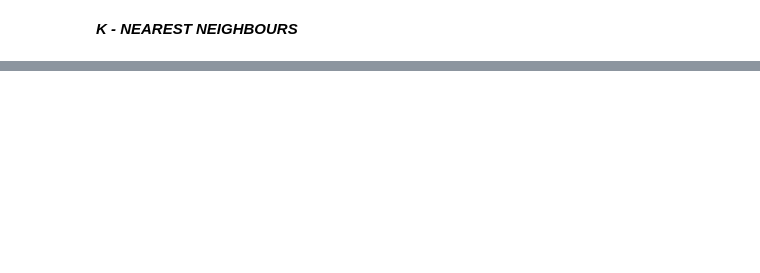
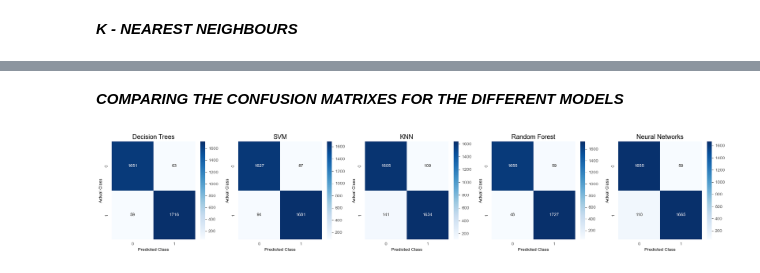
Before and after one commit to andre13l/iart-proj, a Jupyter notebook: Projeto2/proj.ipynb, the cells around one changed output, grey strips where cells are left out. Saved outputs shown, nothing was run; the diff lists cells and outputs as text; code cells hidden in the pictures; blank space fills up the shorter version.

```diff
--- a/Projeto2/proj.ipynb
+++ b/Projeto2/proj.ipynb
@@ -330,0 +323,6 @@ accuracy_score(y_test,y_pred)
+# %%
+from sklearn.ensemble import RandomForestClassifier
+
+rf_classifier = RandomForestClassifier()
+rf_classifier.fit(X_train, y_train)
+y_pred_rf = rf_classifier.predict(X_test)
@@ -330,0 +331,2 @@ accuracy_score(y_test,y_pred)
+# %%
+cm_rf = confusion_matrix(y_test, y_pred_rf)
@@ -330,0 +340,7 @@ accuracy_score(y_test,y_pred)
+# %%
+from sklearn.neural_network import MLPClassifier
+
+# Create a Multi-Layer Perceptron classifier
+mlp_classifier = MLPClassifier()
+mlp_classifier.fit(X_train, y_train)
+y_pred_mlp = mlp_classifier.predict(X_test)
@@ -330,0 +349,2 @@ accuracy_score(y_test,y_pred)
+# %%
+cm_mlp = confusion_matrix(y_test, y_pred_mlp)
@@ -330,0 +381,43 @@ accuracy_score(y_test,y_pred)
+# %% [markdown]
+***COMPARING THE CONFUSION MATRIXES FOR THE DIFFERENT MODELS***
+# %%
+# Create a figure and axes for subplots
+fig, axes = plt.subplots(nrows=1, ncols=5, figsize=(20, 4))
+
+# Decision Trees
+sb.heatmap(cm, annot=True, fmt='d', cmap='Blues', ax=axes[0])
+axes[0].set_title('Decision Trees')
+axes[0].set_xlabel('Predicted Class')
+axes[0].set_ylabel('Actual Class')
+
+# SVM
+sb.heatmap(cm_svm, annot=True, fmt='d', cmap='Blues', ax=axes[1])
+axes[1].set_title('SVM')
+axes[1].set_xlabel('Predicted Class')
+axes[1].set_ylabel('Actual Class')
+
+# KNN
+sb.heatmap(cm_knn, annot=True, fmt='d', cmap='Blues', ax=axes[2])
+axes[2].set_title('KNN')
+axes[2].set_xlabel('Predicted Class')
+axes[2].set_ylabel('Actual Class')
+
+# Random Forest
+sb.heatmap(cm_rf, annot=True, fmt='d', cmap='Blues', ax=axes[3])
+axes[3].set_title('Random Forest')
+axes[3].set_xlabel('Predicted Class')
+axes[3].set_ylabel('Actual Class')
+
+# Neural Networks
+sb.heatmap(cm_mlp, annot=True, fmt='d', cmap='Blues', ax=axes[4])
+axes[4].set_title('Neural Networks')
+axes[4].set_xlabel('Predicted Class')
+axes[4].set_ylabel('Actual Class')
+
+# Adjust the spacing between subplots
+plt.tight_layout()
+
+# Display the plots
+plt.show()
+# %% [output]
+[figure, added]
```
Also changed, not shown: parts of 30 cells of this notebook.
